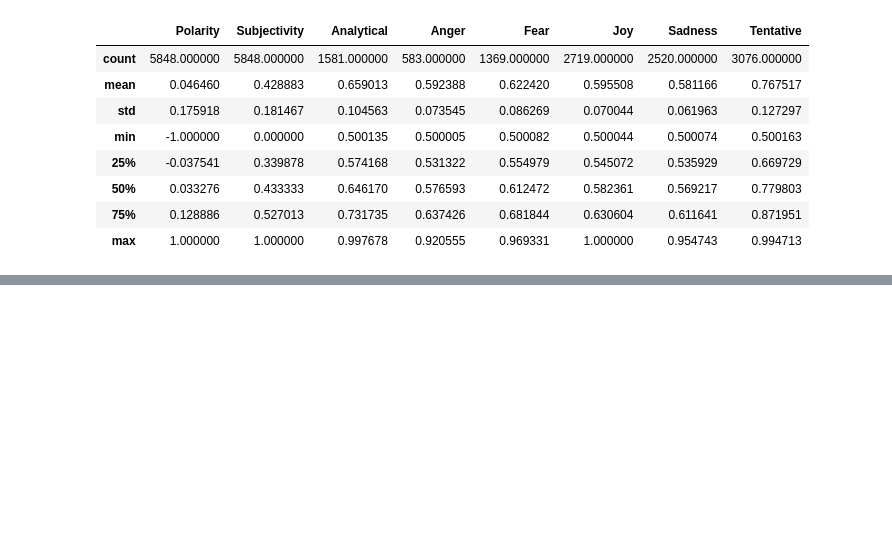
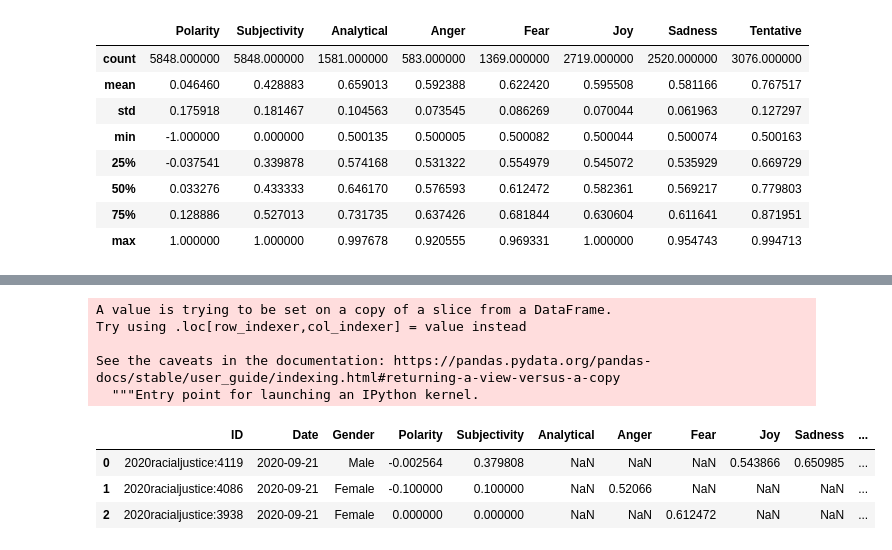
Before and after one commit to MekdiYilma/dreams, a Jupyter notebook: EDA/tone_analysis_on_SDDb.ipynb, the cells around one changed output, grey strips where cells are left out. Drawn from its saved outputs; the diff is of its cells as text; code cells hidden in the pictures; blank space fills up the shorter version.

```diff
--- a/EDA/tone_analysis_on_SDDb.ipynb
+++ b/EDA/tone_analysis_on_SDDb.ipynb
@@ -224,0 +307,13 @@ dream_df.describe()
+# %%
+dream_gender_df['Fear_Flag'] = dream_gender_df.Fear.apply(lambda x: 0 if isnan(x) else 1)
+dream_gender_df.head(3)
+# %% [output]
+A value is trying to be set on a copy of a slice from a DataFrame.
+Try using .loc[row_indexer,col_indexer] = value instead
+
+See the caveats in the documentation: https://pandas.pydata.org/pandas-docs/stable/user_guide/indexing.html#returning-a-view-versus-a-copy
+  """Entry point for launching an IPython kernel.
+|  | ID | Date | Gender | Polarity | Subjectivity | Analytical | Anger | Fear | Joy | Sadness | ... |
+| 0 | 2020racialjustice:4119 | 2020-09-21 | Male | -0.002564 | 0.379808 | NaN | NaN | NaN | 0.543866 | 0.650985 | ... |
+| 1 | 2020racialjustice:4086 | 2020-09-21 | Female | -0.100000 | 0.100000 | NaN | 0.52066 | NaN | NaN | NaN | ... |
+| 2 | 2020racialjustice:3938 | 2020-09-21 | Female | 0.000000 | 0.000000 | NaN | NaN | 0.612472 | NaN | NaN | ... |
```
Also changed, not shown: parts of 14 cells of this notebook, 9 other files.
